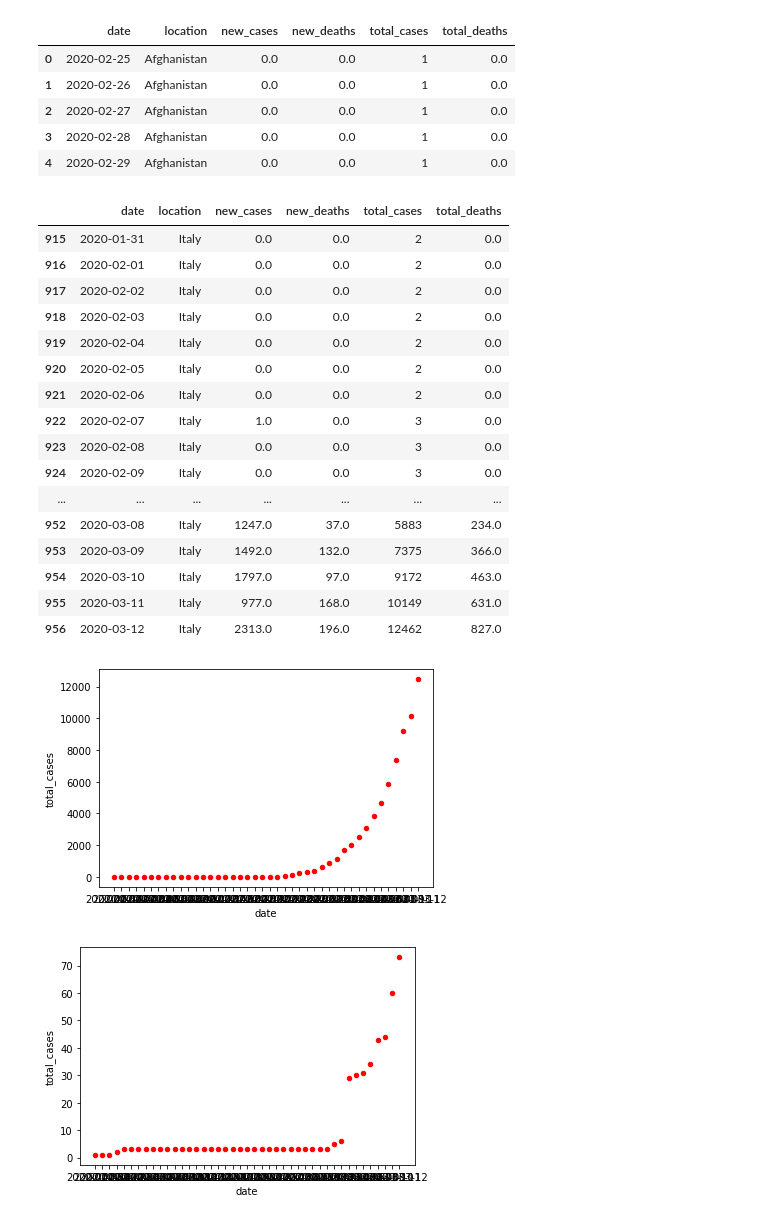
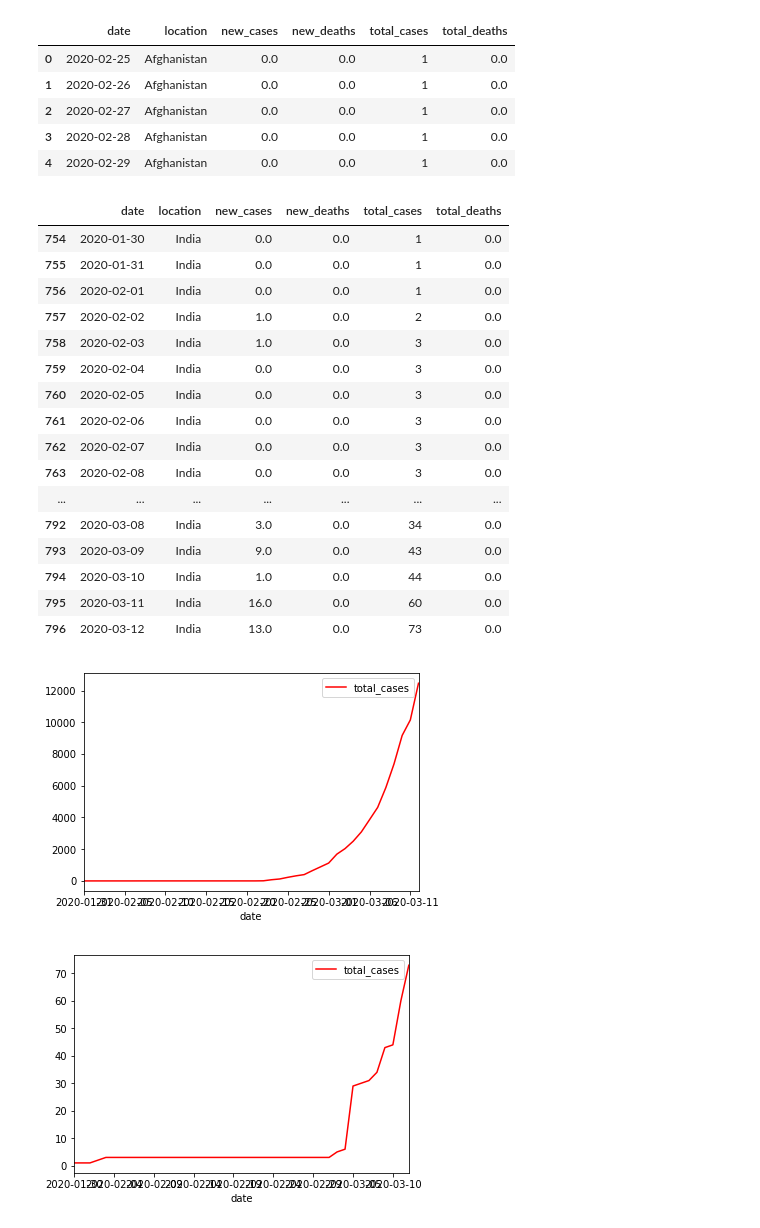
Before and after one commit to rishemjit/COVID_analysis, a Jupyter notebook: Analysis.ipynb, the cells around one changed output. Saved outputs shown, nothing was run; the diff lists cells and outputs as text; code cells hidden in the pictures.

```diff
--- a/Analysis.ipynb
+++ b/Analysis.ipynb
@@ -20,32 +20,32 @@ def groupby_column(df, column):
     return gb_datadict
 # %%
 dCV_loc_dict = groupby_column(dCV, 'location')
-dCV_loc_dict['Italy']
+dCV_loc_dict['India']
 # %% [output]
 |  | date | location | new_cases | new_deaths | total_cases | total_deaths |
-| 915 | 2020-01-31 | Italy | 0.0 | 0.0 | 2 | 0.0 |
-| 916 | 2020-02-01 | Italy | 0.0 | 0.0 | 2 | 0.0 |
-| 917 | 2020-02-02 | Italy | 0.0 | 0.0 | 2 | 0.0 |
-| 918 | 2020-02-03 | Italy | 0.0 | 0.0 | 2 | 0.0 |
-| 919 | 2020-02-04 | Italy | 0.0 | 0.0 | 2 | 0.0 |
-| 920 | 2020-02-05 | Italy | 0.0 | 0.0 | 2 | 0.0 |
-| 921 | 2020-02-06 | Italy | 0.0 | 0.0 | 2 | 0.0 |
-| 922 | 2020-02-07 | Italy | 1.0 | 0.0 | 3 | 0.0 |
-| 923 | 2020-02-08 | Italy | 0.0 | 0.0 | 3 | 0.0 |
-| 924 | 2020-02-09 | Italy | 0.0 | 0.0 | 3 | 0.0 |
+| 754 | 2020-01-30 | India | 0.0 | 0.0 | 1 | 0.0 |
+| 755 | 2020-01-31 | India | 0.0 | 0.0 | 1 | 0.0 |
+| 756 | 2020-02-01 | India | 0.0 | 0.0 | 1 | 0.0 |
+| 757 | 2020-02-02 | India | 1.0 | 0.0 | 2 | 0.0 |
+| 758 | 2020-02-03 | India | 1.0 | 0.0 | 3 | 0.0 |
+| 759 | 2020-02-04 | India | 0.0 | 0.0 | 3 | 0.0 |
+| 760 | 2020-02-05 | India | 0.0 | 0.0 | 3 | 0.0 |
+| 761 | 2020-02-06 | India | 0.0 | 0.0 | 3 | 0.0 |
+| 762 | 2020-02-07 | India | 0.0 | 0.0 | 3 | 0.0 |
+| 763 | 2020-02-08 | India | 0.0 | 0.0 | 3 | 0.0 |
 | ... | ... | ... | ... | ... | ... | ... |
-| 952 | 2020-03-08 | Italy | 1247.0 | 37.0 | 5883 | 234.0 |
-| 953 | 2020-03-09 | Italy | 1492.0 | 132.0 | 7375 | 366.0 |
-| 954 | 2020-03-10 | Italy | 1797.0 | 97.0 | 9172 | 463.0 |
-| 955 | 2020-03-11 | Italy | 977.0 | 168.0 | 10149 | 631.0 |
-| 956 | 2020-03-12 | Italy | 2313.0 | 196.0 | 12462 | 827.0 |
+| 792 | 2020-03-08 | India | 3.0 | 0.0 | 34 | 0.0 |
+| 793 | 2020-03-09 | India | 9.0 | 0.0 | 43 | 0.0 |
+| 794 | 2020-03-10 | India | 1.0 | 0.0 | 44 | 0.0 |
+| 795 | 2020-03-11 | India | 16.0 | 0.0 | 60 | 0.0 |
+| 796 | 2020-03-12 | India | 13.0 | 0.0 | 73 | 0.0 |
 # %%
-dCV_loc_dict['Italy'].plot(kind='scatter',x='date',y='total_cases',color='red')
+dCV_loc_dict['Italy'].plot(kind='line', x='date',y='total_cases',color='red')
 plt.show()
 # %% [output]
-[figure, old version]
+[figure, new version]
 # %%
-dCV_loc_dict['India'].plot(kind='scatter',x='date',y='total_cases',color='red')
+dCV_loc_dict['India'].plot(kind='line',x='date',y='total_cases',color='red')
 plt.show()
 # %% [output]
-[figure, old version]
+[figure, new version]
```
Also changed, not shown: parts of 2 cells of this notebook.
